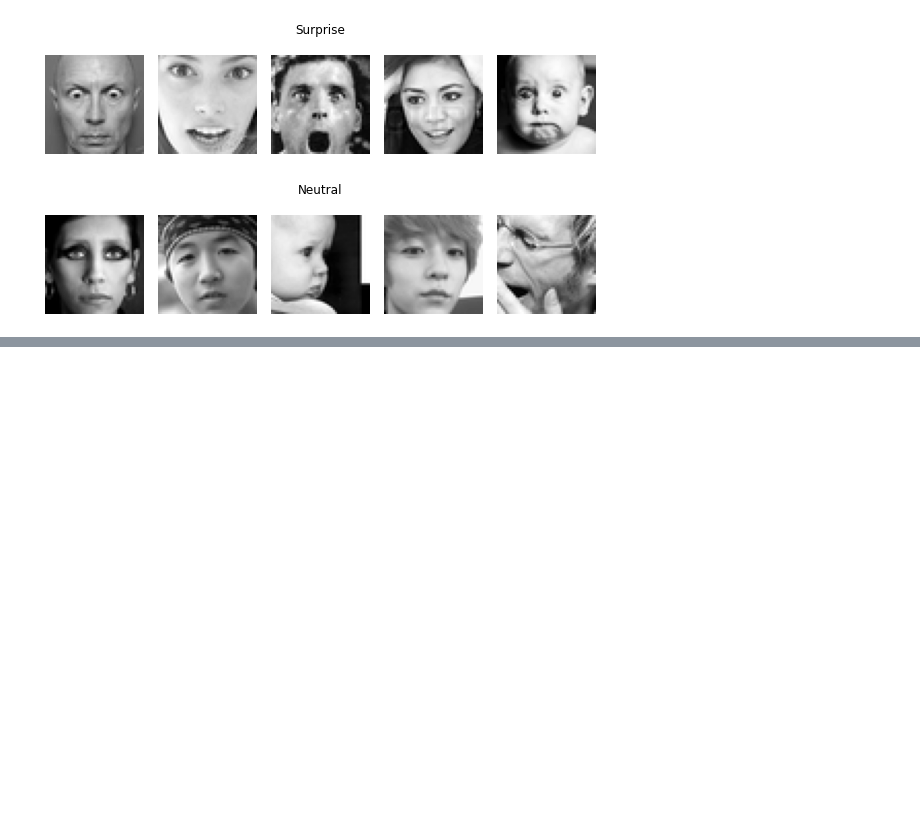
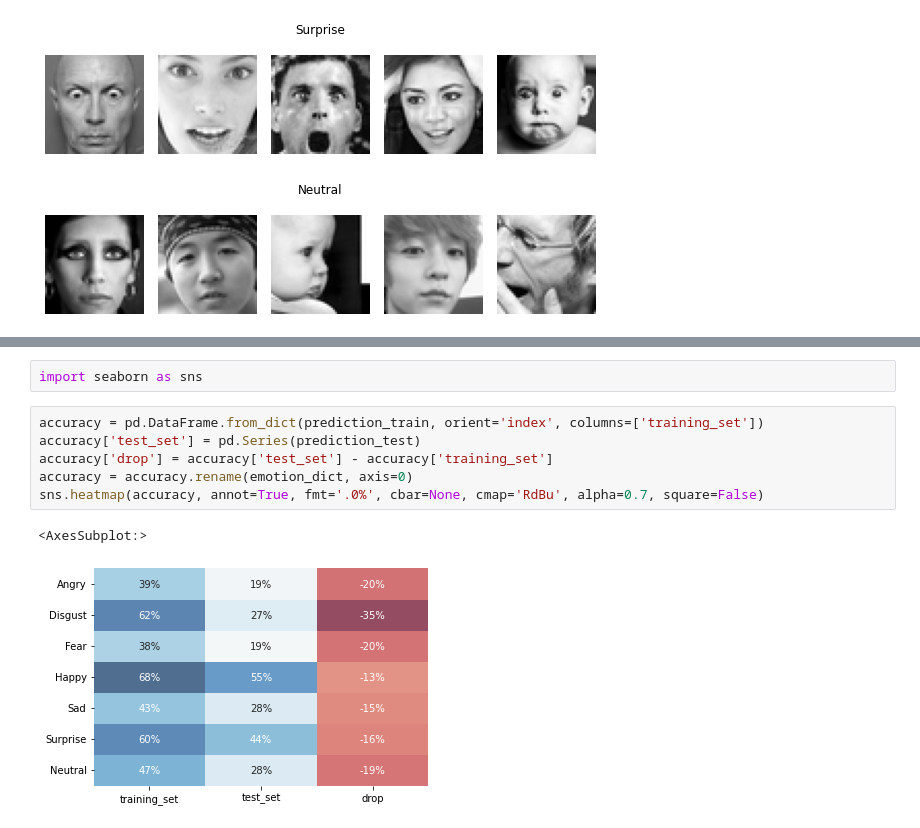
Before and after one commit to seiji594/MTH767P_Group4_project, a Jupyter notebook: dataset_analyses.ipynb, the cells around one changed output, grey strips where cells are left out. Drawn from its saved outputs; the diff is of its cells as text; blank space fills up the shorter version.

```diff
--- a/dataset_analyses.ipynb
+++ b/dataset_analyses.ipynb
@@ -117 +111,12 @@ array([[0.15031315, 0.14414414, 0.07421875, 0.04396843, 0.09623095,
+# %%
+import seaborn as sns
+# %%
+accuracy = pd.DataFrame.from_dict(prediction_train, orient='index', columns=['training_set'])
+accuracy['test_set'] = pd.Series(prediction_test)
+accuracy['drop'] = accuracy['test_set'] - accuracy['training_set']
+accuracy = accuracy.rename(emotion_dict, axis=0)
+sns.heatmap(accuracy, annot=True, fmt='.0%', cbar=None, cmap='RdBu', alpha=0.7, square=False)
+# %% [output]
+<AxesSubplot:>
+[figure, added]
 # %%
```
Also changed, not shown: parts of 6 cells of this notebook.
